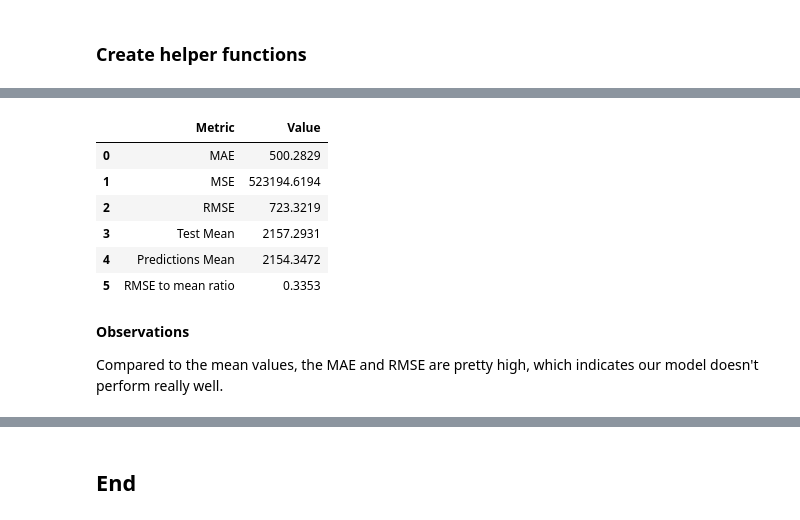
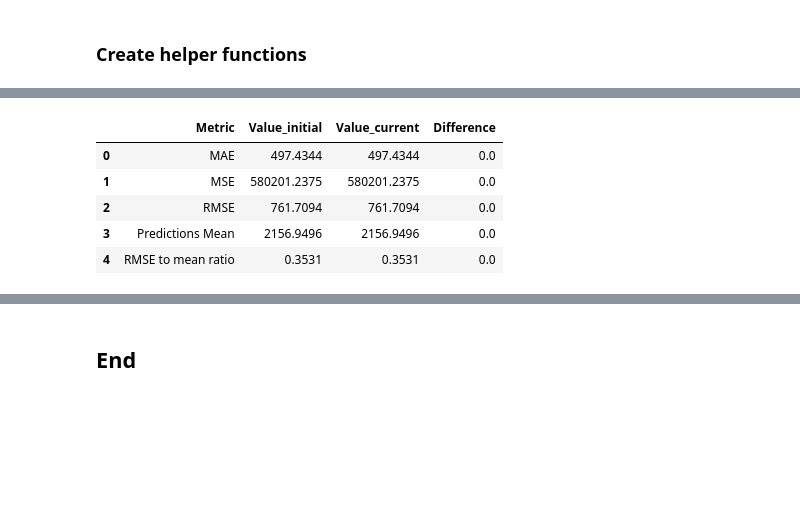
Before and after one commit to nadpierre/rental-prices-regression-project, a Jupyter notebook: DataModeling.ipynb, the cells around one changed output, grey strips where cells are left out. Saved outputs shown, nothing was run; the diff lists cells and outputs as text; code cells hidden in the pictures; blank space fills up the shorter version.

```diff
--- a/DataModeling.ipynb
+++ b/DataModeling.ipynb
@@ -90,7 +126,7 @@ X_train, X_test, y_train, y_test = train_test_split(X, y, test_size=0.15, random
 # %%
 # Fit model
-X_constant = sm.add_constant(X_train)
-model = sm.OLS(y_train, X_constant).fit()
-model.summary()
+X_constant = sm.add_constant(X)
+base_model = sm.OLS(y, X_constant).fit()
+base_model.summary()
 # %% [output]
 OLS Regression Results
@@ -120 +161,6 @@ Notes:
 strong multicollinearity or other numerical problems.
+# %%
+# Evaluate performance
+y_pred = base_model.predict(X_constant)
+base_perf = eval_performance(y, y_pred)
+base_perf
@@ -128,0 +184,10 @@ The Durbin-Watson score of 2 indicates that the errors are independent.
+# %%
+# Scale the data
+scaler = StandardScaler()
+X_scaled = scaler.fit_transform(X)
+X_scaled = pd.DataFrame(X_scaled, columns=scaler.get_feature_names_out())
+# %%
+# Fit the model
+X_constant = sm.add_constant(X_scaled)
+model_scaled = sm.OLS(y, X_constant).fit()
+model_scaled.summary()
@@ -129,18 +223,11 @@ The Durbin-Watson score of 2 indicates that the errors are independent.
 # %%
 # Evaluate performance
-X_test_constant = sm.add_constant(X_test)
-y_pred = model.predict(X_test_constant)
-initial_performance = eval_performance(y_test, y_pred)
-initial_performance
+y_pred = model_scaled.predict(X_constant)
+compare_performances(base_perf, eval_performance(y, y_pred))
 # %% [output]
-|  | Metric | Value |
-| 0 | MAE | 500.2829 |
-| 1 | MSE | 523194.6194 |
-| 2 | RMSE | 723.3219 |
-| 3 | Test Mean | 2157.2931 |
-| 4 | Predictions Mean | 2154.3472 |
-| 5 | RMSE to mean ratio | 0.3353 |
+|  | Metric | Value_initial | Value_current | Difference |
+| 0 | MAE | 497.4344 | 497.4344 | 0.0 |
+| 1 | MSE | 580201.2375 | 580201.2375 | 0.0 |
+| 2 | RMSE | 761.7094 | 761.7094 | 0.0 |
+| 3 | Predictions Mean | 2156.9496 | 2156.9496 | 0.0 |
+| 4 | RMSE to mean ratio | 0.3531 | 0.3531 | 0.0 |
-# %% [markdown]
-**Observations**
-
-Compared to the mean values, the MAE and RMSE are pretty high, which indicates our model doesn't perform really well.
```
Also changed, not shown: parts of 82 cells of this notebook, 4 other files.
